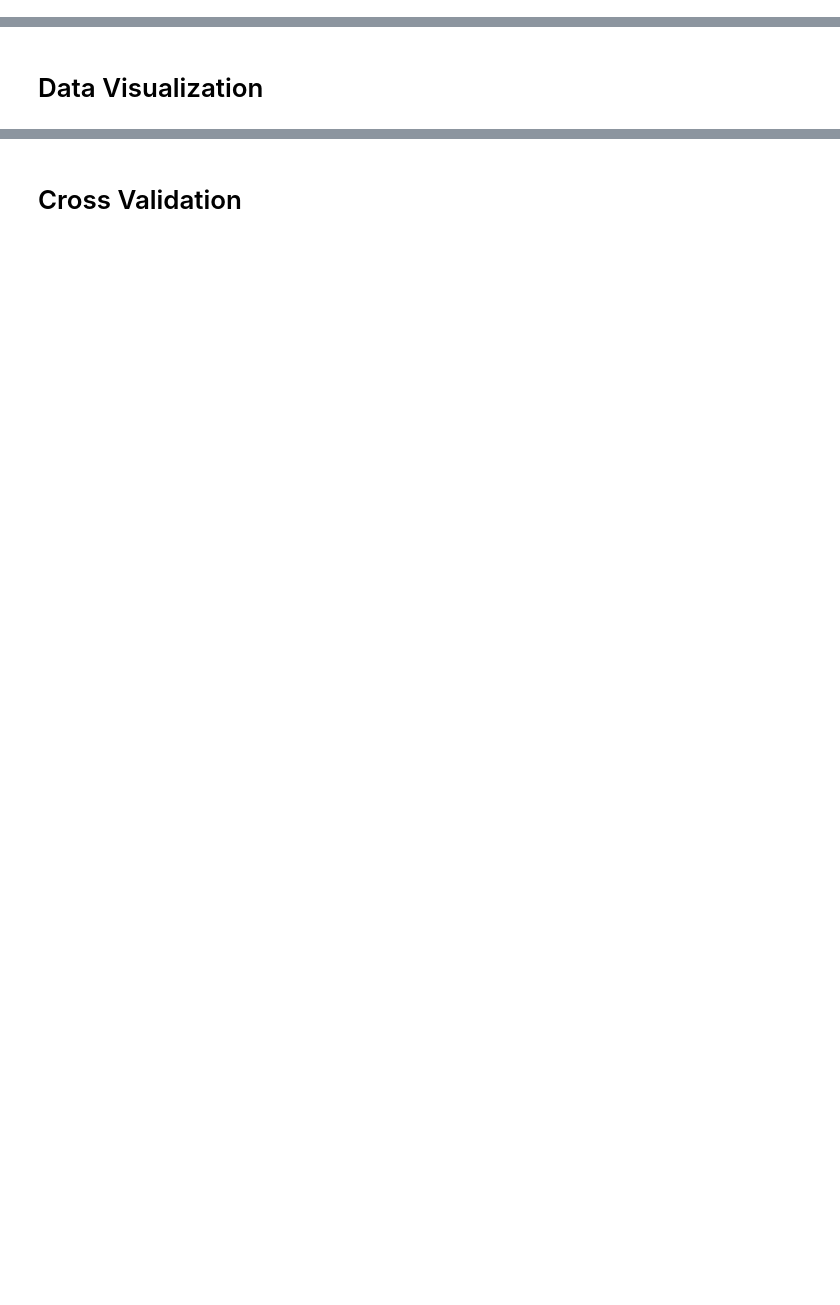
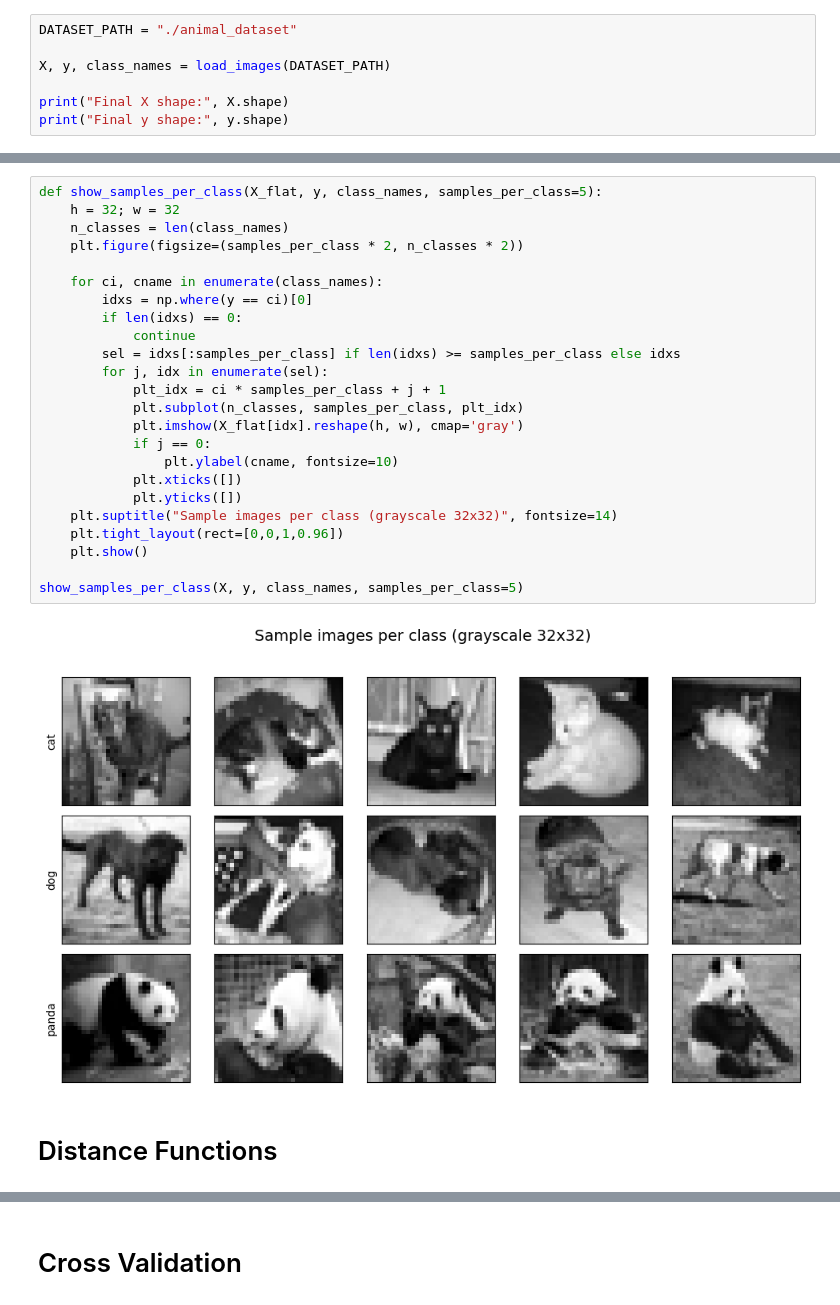
Before and after one commit to navinxqz/CVPR, a Jupyter notebook: MID/Assignment1.ipynb, the cells around one changed output, grey strips where cells are left out. Cells and saved outputs as stored; diff of their text form; blank space fills up the shorter version.

```diff
--- a/MID/Assignment1.ipynb
+++ b/MID/Assignment1.ipynb
@@ -78,0 +74,7 @@ Class distribution: [100 100 100]
+# %%
+DATASET_PATH = "./animal_dataset"
+
+X, y, class_names = load_images(DATASET_PATH)
+
+print("Final X shape:", X.shape)
+print("Final y shape:", y.shape)
@@ -79,3 +93,29 @@ Class distribution: [100 100 100]
+# %%
+def show_samples_per_class(X_flat, y, class_names, samples_per_class=5):
+    h = 32; w = 32
+    n_classes = len(class_names)
+    plt.figure(figsize=(samples_per_class * 2, n_classes * 2))
+
+    for ci, cname in enumerate(class_names):
+        idxs = np.where(y == ci)[0]
+        if len(idxs) == 0:
+            continue
+        sel = idxs[:samples_per_class] if len(idxs) >= samples_per_class else idxs
+        for j, idx in enumerate(sel):
+            plt_idx = ci * samples_per_class + j + 1
+            plt.subplot(n_classes, samples_per_class, plt_idx)
+            plt.imshow(X_flat[idx].reshape(h, w), cmap='gray')
+            if j == 0:
+                plt.ylabel(cname, fontsize=10)
+            plt.xticks([])
+            plt.yticks([])
+    plt.suptitle("Sample images per class (grayscale 32x32)", fontsize=14)
+    plt.tight_layout(rect=[0,0,1,0.96])
+    plt.show()
+
+show_samples_per_class(X, y, class_names, samples_per_class=5)
+# %% [output]
+[figure, added]
 # %% [markdown]
-# Data Visualization
+# Distance Functions
 # %%
```
Also changed, not shown: parts of 29 cells of this notebook, 2 other files.
